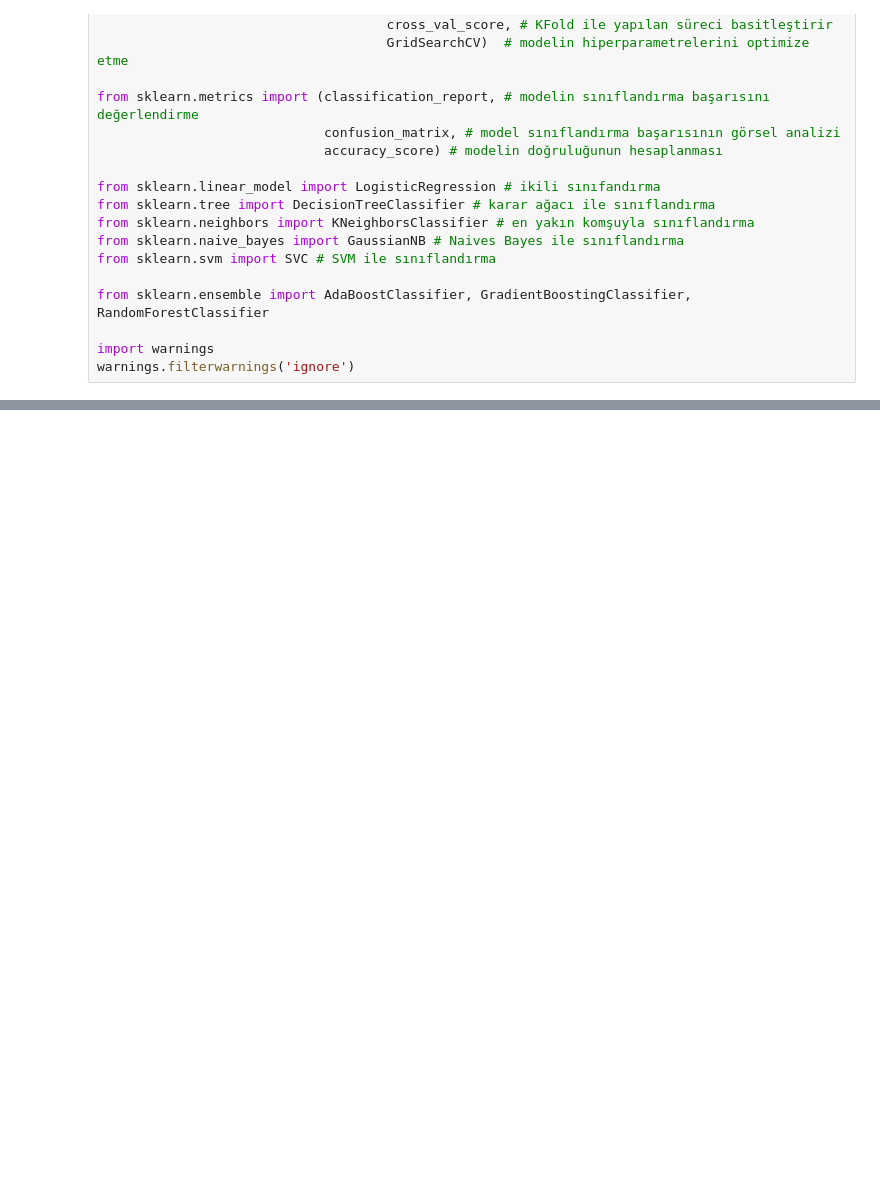
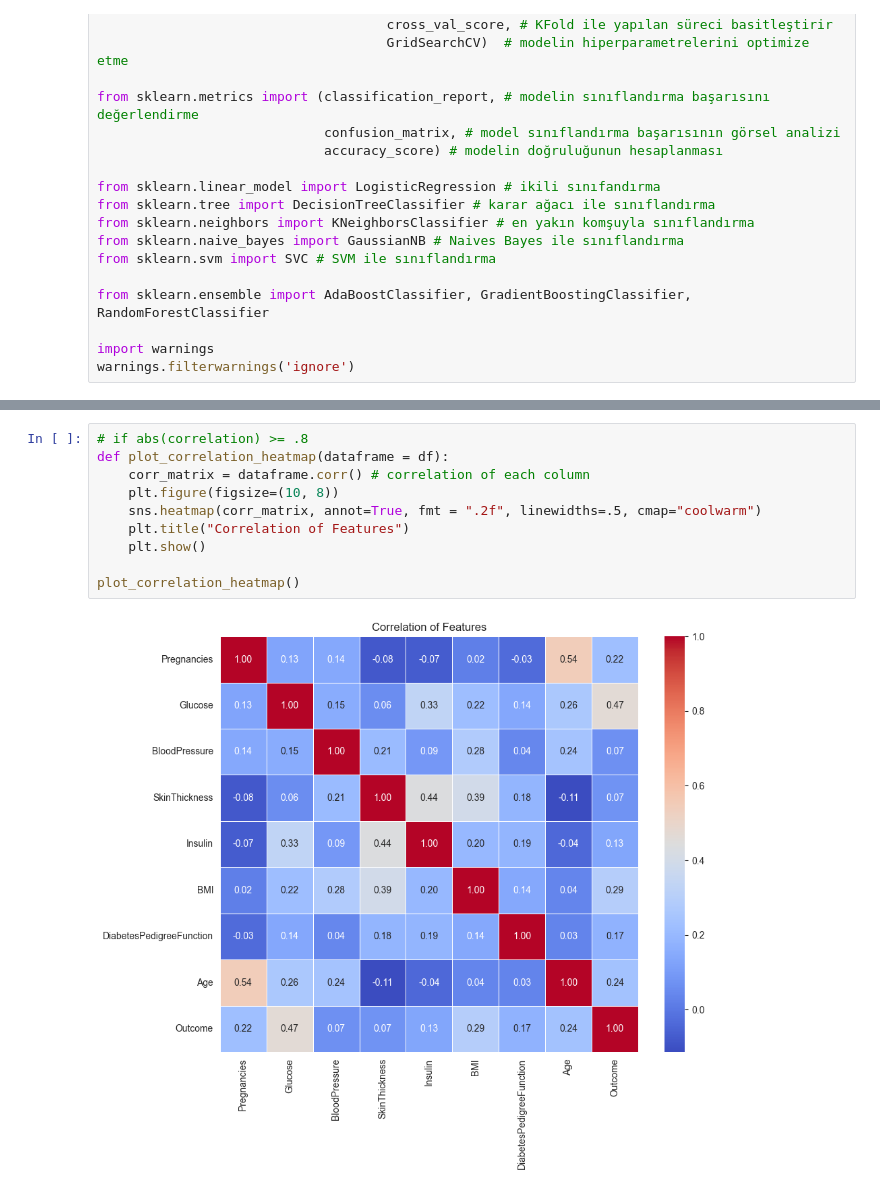
Before and after one commit to olgun-yilmaz/DiabetRiskPredict, a Jupyter notebook: diabet_risk_predict.ipynb, the cells around one changed output, grey strips where cells are left out. Saved outputs shown, nothing was run; the diff lists cells and outputs as text; blank space fills up the shorter version.

```diff
--- a/diabet_risk_predict.ipynb
+++ b/diabet_risk_predict.ipynb
@@ -32,0 +106,12 @@ os.chdir('res')
+# %%
+# if abs(correlation) >= .8
+def plot_correlation_heatmap(dataframe = df):
+    corr_matrix = dataframe.corr() # correlation of each column
+    plt.figure(figsize=(10, 8))
+    sns.heatmap(corr_matrix, annot=True, fmt = ".2f", linewidths=.5, cmap="coolwarm")
+    plt.title("Correlation of Features")
+    plt.show()
+
+plot_correlation_heatmap()
+# %% [output]
+[figure, added]
```
Also changed, not shown: parts of 5 cells of this notebook.
